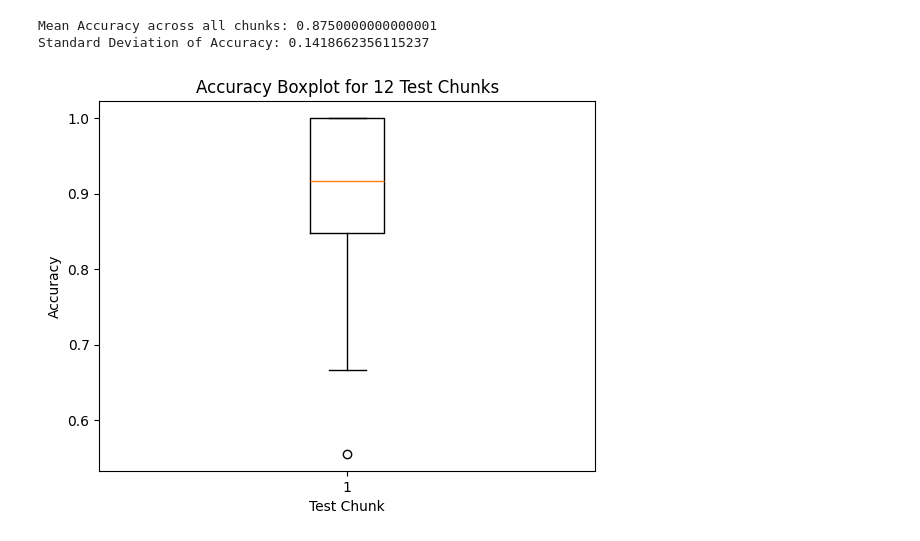
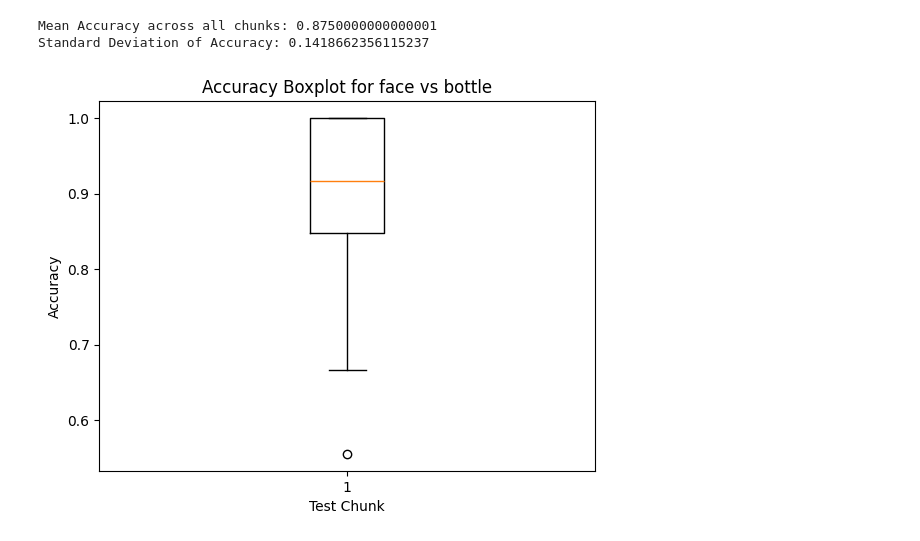
Before and after one commit to oops-moment/SEM8_IIITH, a Jupyter notebook: CSAI/PART_1.ipynb, the cells around one changed output. Cells and saved outputs as stored; diff of their text form; code cells hidden in the pictures.

```diff
--- a/CSAI/PART_1.ipynb
+++ b/CSAI/PART_1.ipynb
@@ -238,7 +247,7 @@ Random Forest Accuracy: 0.9861111111111112
 from sklearn.neighbors import KNeighborsClassifier
 
 # Initialize and train K-Nearest Neighbors model
-knn = KNeighborsClassifier(n_neighbors=5)
+knn = KNeighborsClassifier(n_neighbors=10)
 knn.fit(X_train, y_train)
 
 # Predict and calculate accuracy
@@ -363,15 +385,11 @@ print("LinearSVC Accuracy:", accuracy_score(y_test, predicted_svc))
 # %% [output]
 LinearSVC Accuracy: 0.9583333333333334
 # %%
-# Initialize the LinearSVC model
-svc = LinearSVC()
-
-# List to store accuracy values for each fold
-accuracy_values1 = []
+accuracy_values2 = []
 
 # Iterate through each of the 12 chunks (cross-validation)
 for val in range(12):
-    # Define the training and testing conditions for each chunk
+    svc = LinearSVC()
     condition_mask_train = (mask) & (behavioral["chunks"] != val)
     condition_mask_test = (mask) & (behavioral["chunks"] == val)
 
@@ -394,7 +412,7 @@ for val in range(12):
 
     # Calculate accuracy for this chunk and append to the list
     accuracy = accuracy_score(y_test_selected, predicted_selected)
-    accuracy_values1.append(accuracy)
+    accuracy_values2.append(accuracy)
 
     # Print the accuracy for the current chunk
     print(f"Accuracy for test chunk {val}: {accuracy}")
@@ -428,10 +446,10 @@ print(f"Standard Deviation of Accuracy: {std_accuracy}")
 Mean Accuracy across all chunks: 0.8750000000000001
 Standard Deviation of Accuracy: 0.1418662356115237
 # %%
-plt.boxplot(accuracy_values1)
-plt.title('Accuracy Boxplot for 12 Test Chunks')
+plt.boxplot(accuracy_values2)
+plt.title('Accuracy Boxplot for face vs bottle')
 plt.xlabel('Test Chunk')
 plt.ylabel('Accuracy')
 plt.show()
 # %% [output]
-[figure, old version]
+[figure, new version]
```
Also changed, not shown: parts of 27 cells of this notebook, 12 other files.
